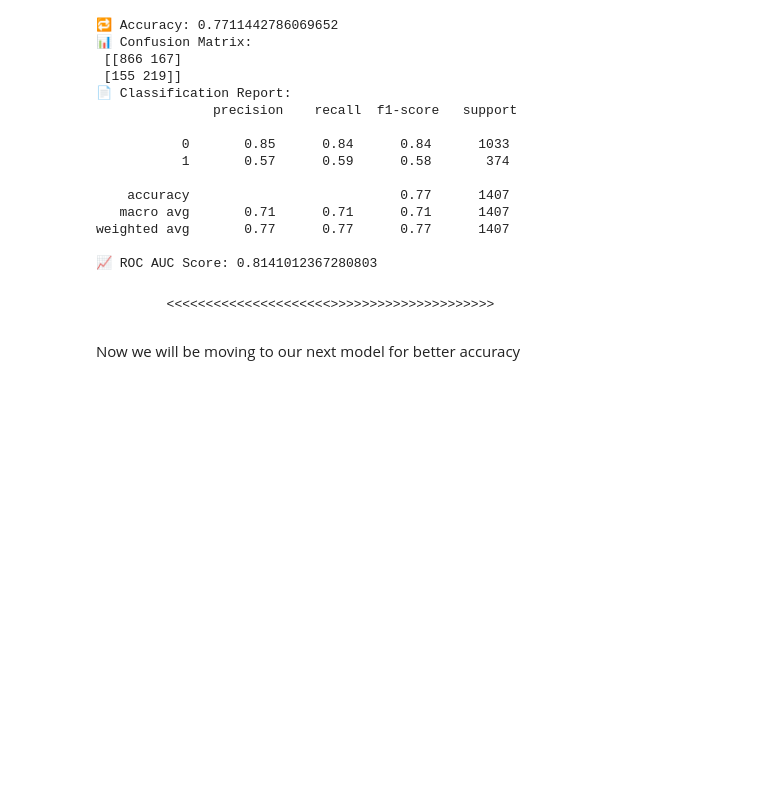
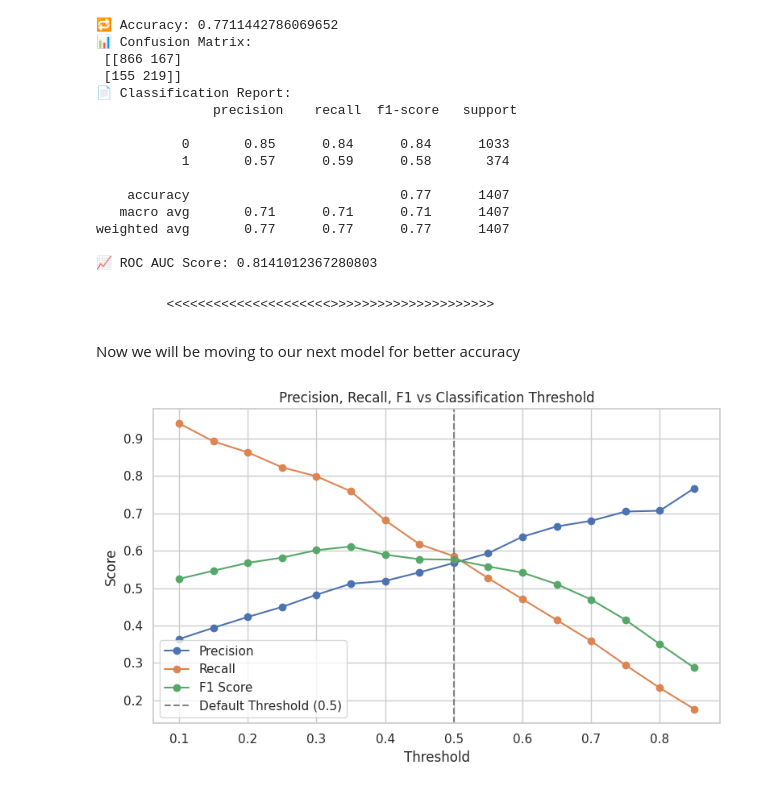
Before and after one commit to Datz-AsadAnalyst/Customer-churn-prediction, a Jupyter notebook: Customer_Churn_Prediction.ipynb, the cells around one changed output. Cells and saved outputs as stored; diff of their text form; code cells hidden in the pictures; blank space fills up the shorter version.

```diff
--- a/Customer_Churn_Prediction.ipynb
+++ b/Customer_Churn_Prediction.ipynb
@@ -255,3 +255,32 @@ weighted avg       0.77      0.77      0.77      1407
            <<<<<<<<<<<<<<<<<<<<<>>>>>>>>>>>>>>>>>>>>>
 # %% [markdown]
 Now we will be moving to our next model for better accuracy
+# %%
+from sklearn.metrics import precision_score, recall_score, f1_score
+
+thresholds = np.arange(0.1, 0.9, 0.05)
+precision_list = []
+recall_list = []
+f1_list = []
+
+for t in thresholds:
+    y_pred_thresh = (y_probs_sm >= t).astype(int)
+    precision_list.append(precision_score(y_test, y_pred_thresh))
+    recall_list.append(recall_score(y_test, y_pred_thresh))
+    f1_list.append(f1_score(y_test, y_pred_thresh))
+
+# Plot
+plt.figure(figsize=(8, 5))
+plt.plot(thresholds, precision_list, label='Precision', marker='o')
+plt.plot(thresholds, recall_list, label='Recall', marker='o')
+plt.plot(thresholds, f1_list, label='F1 Score', marker='o')
+plt.axvline(0.5, color='gray', linestyle='--', label='Default Threshold (0.5)')
+plt.title('Precision, Recall, F1 vs Classification Threshold')
+plt.xlabel('Threshold')
+plt.ylabel('Score')
+plt.legend()
+plt.grid(True)
+plt.tight_layout()
+plt.show()
+# %% [output]
+[figure, added]
```
Also changed, not shown: parts of 10 cells of this notebook.
